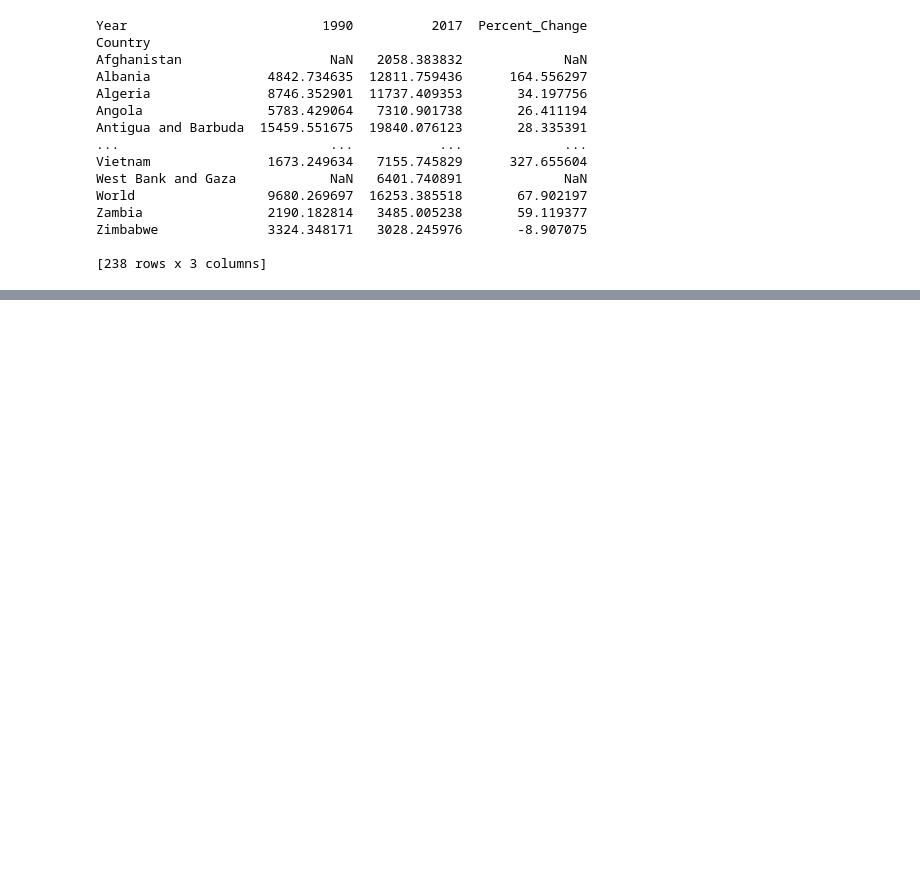
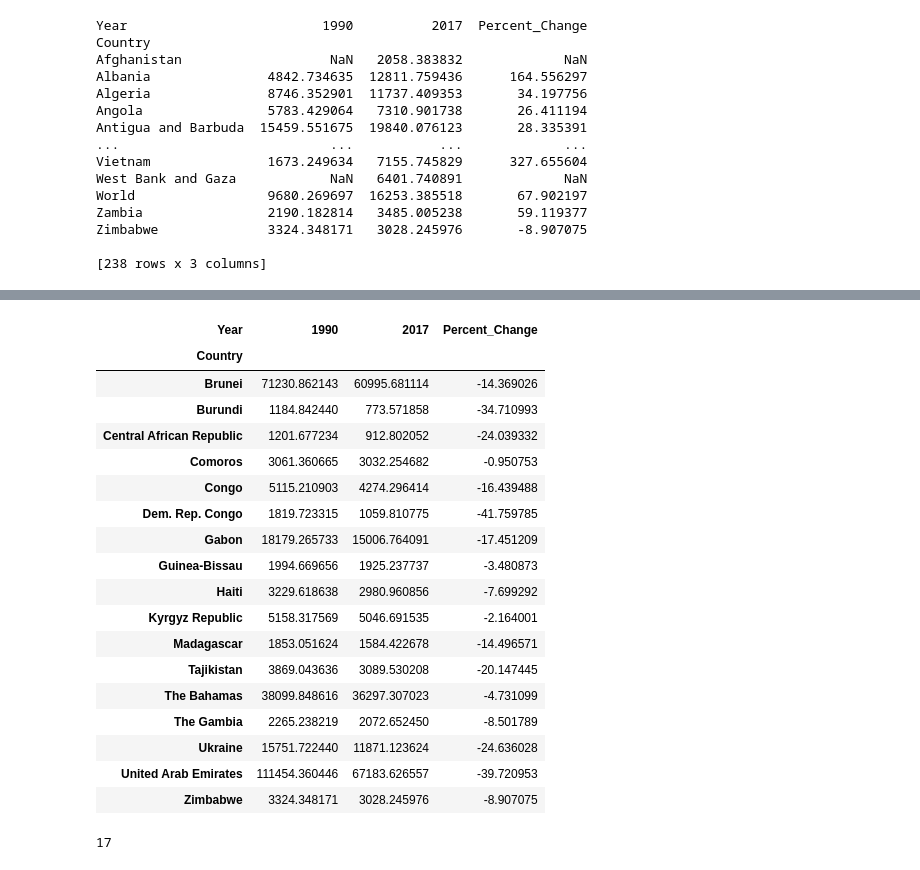
Before and after one commit to nss-data-science-cohort-5/un_exploration-yvonnemartinez716, a Jupyter notebook: notebooks/UN_Data_Exploration.ipynb, the cells around one changed output, grey strips where cells are left out. Drawn from its saved outputs; the diff is of its cells as text; code cells hidden in the pictures; blank space fills up the shorter version.

```diff
--- a/notebooks/UN_Data_Exploration.ipynb
+++ b/notebooks/UN_Data_Exploration.ipynb
@@ -281,0 +279,26 @@ gdp_pivoted[gdp_pivoted['Year']==2017]
+# %%
+gdp_pivoted[gdp_pivoted['Percent_Change']<0]
+# %% [output]
+| Year | 1990 | 2017 | Percent_Change |
+| Country |  |  |  |
+| Brunei | 71230.862143 | 60995.681114 | -14.369026 |
+| Burundi | 1184.842440 | 773.571858 | -34.710993 |
+| Central African Republic | 1201.677234 | 912.802052 | -24.039332 |
+| Comoros | 3061.360665 | 3032.254682 | -0.950753 |
+| Congo | 5115.210903 | 4274.296414 | -16.439488 |
+| Dem. Rep. Congo | 1819.723315 | 1059.810775 | -41.759785 |
+| Gabon | 18179.265733 | 15006.764091 | -17.451209 |
+| Guinea-Bissau | 1994.669656 | 1925.237737 | -3.480873 |
+| Haiti | 3229.618638 | 2980.960856 | -7.699292 |
+| Kyrgyz Republic | 5158.317569 | 5046.691535 | -2.164001 |
+| Madagascar | 1853.051624 | 1584.422678 | -14.496571 |
+| Tajikistan | 3869.043636 | 3089.530208 | -20.147445 |
+| The Bahamas | 38099.848616 | 36297.307023 | -4.731099 |
+| The Gambia | 2265.238219 | 2072.652450 | -8.501789 |
+| Ukraine | 15751.722440 | 11871.123624 | -24.636028 |
+| United Arab Emirates | 111454.360446 | 67183.626557 | -39.720953 |
+| Zimbabwe | 3324.348171 | 3028.245976 | -8.907075 |
+# %%
+(gdp_pivoted['Percent_Change']<0).sum()
+# %% [output]
+17
```
Also changed, not shown: parts of 4 cells of this notebook.
